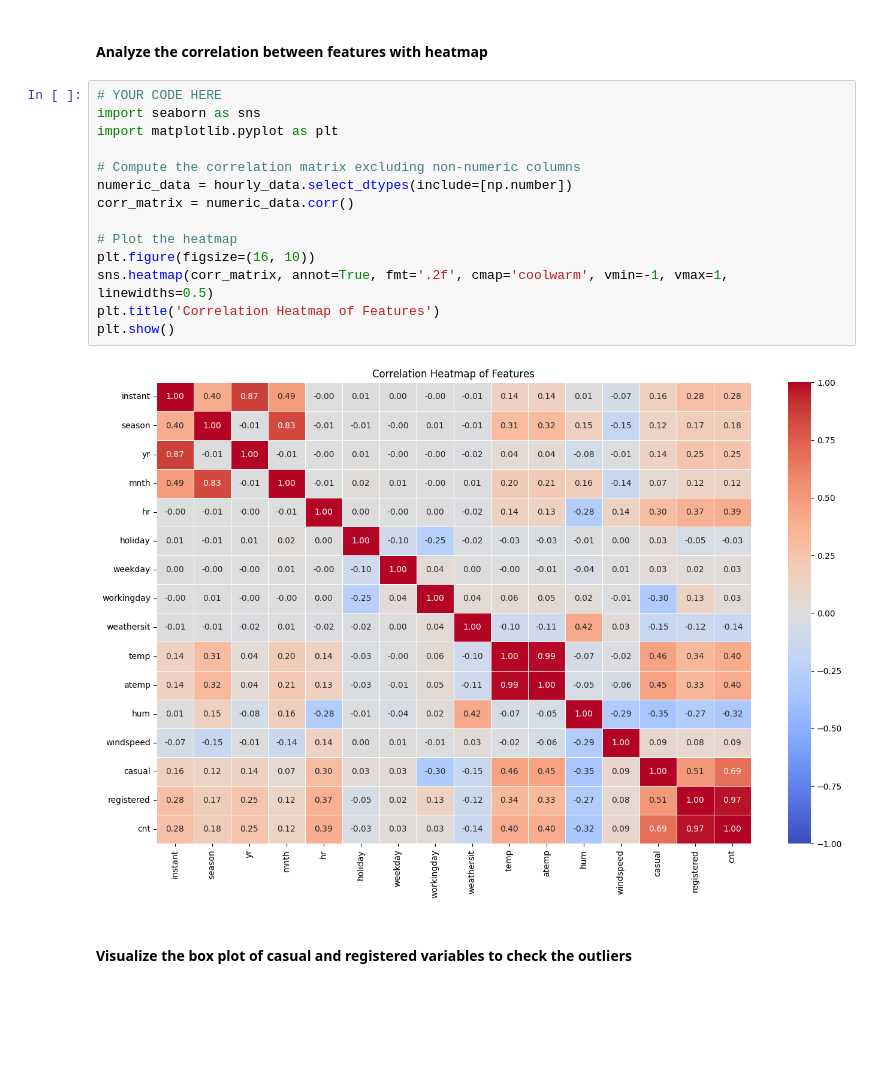
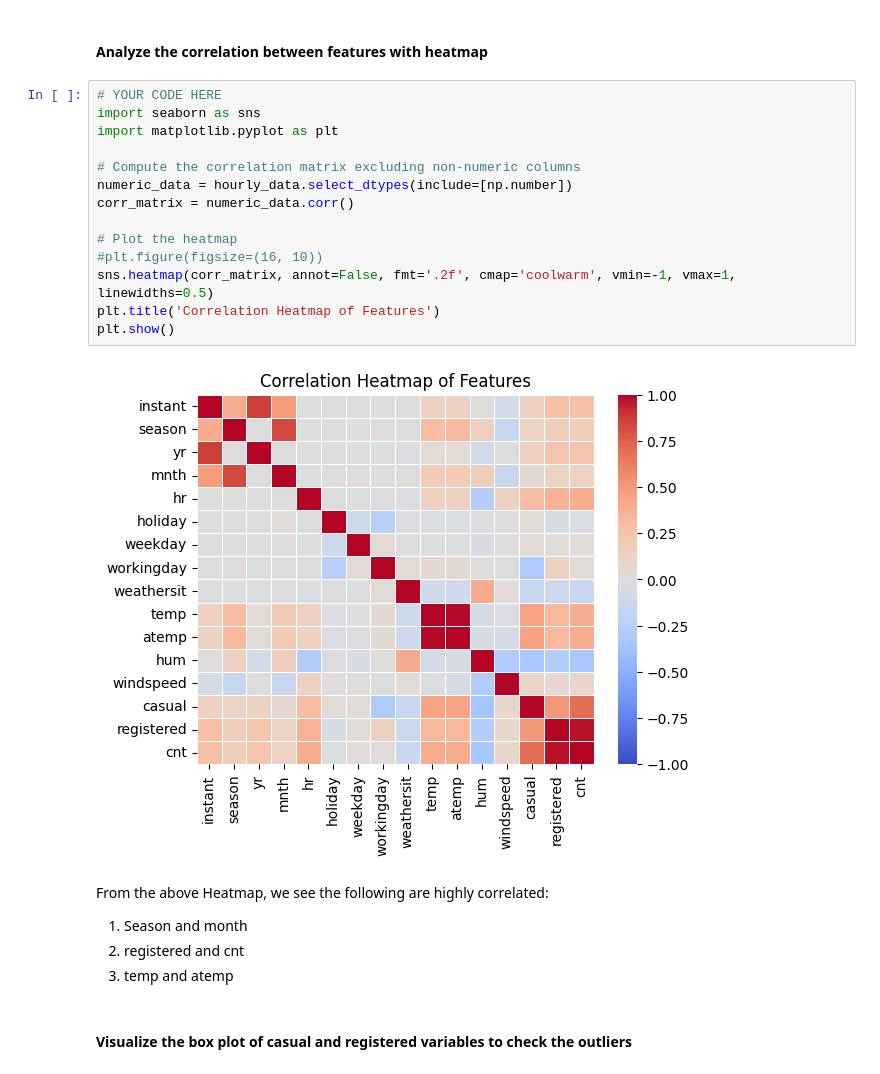
Before and after one commit to imranahmed123/DataScience-AI-ML, a Jupyter notebook: M3_NB_MiniProject_1_LinearRegression_Regularization.ipynb, the cells around one changed output. Cells and saved outputs as stored; diff of their text form; blank space fills up the shorter version.

```diff
--- a/M3_NB_MiniProject_1_LinearRegression_Regularization.ipynb
+++ b/M3_NB_MiniProject_1_LinearRegression_Regularization.ipynb
@@ -324,19 +310,24 @@ plt.show()
 # %%
 # YOUR CODE HERE
 import seaborn as sns
 import matplotlib.pyplot as plt
 
 # Compute the correlation matrix excluding non-numeric columns
 numeric_data = hourly_data.select_dtypes(include=[np.number])
 corr_matrix = numeric_data.corr()
 
 # Plot the heatmap
-plt.figure(figsize=(16, 10))
-sns.heatmap(corr_matrix, annot=True, fmt='.2f', cmap='coolwarm', vmin=-1, vmax=1, linewidths=0.5)
+#plt.figure(figsize=(16, 10))
+sns.heatmap(corr_matrix, annot=False, fmt='.2f', cmap='coolwarm', vmin=-1, vmax=1, linewidths=0.5)
 plt.title('Correlation Heatmap of Features')
 plt.show()
 # %% [output]
-[figure, old version]
+[figure, new version]
+# %% [markdown]
+From the above Heatmap, we see the following are highly correlated:
+1. Season and month
+2. registered and cnt
+3. temp and atemp
 # %% [markdown]
 #### Visualize the box plot of casual and registered variables to check the outliers
 # %%
```
Also changed, not shown: parts of 19 cells of this notebook.
